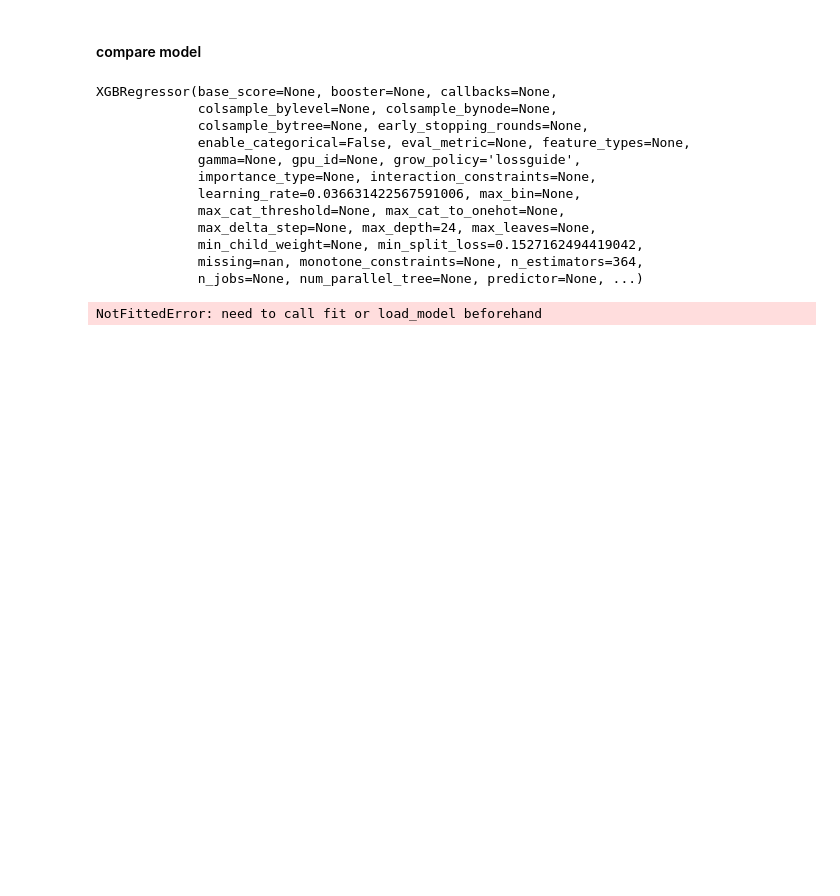
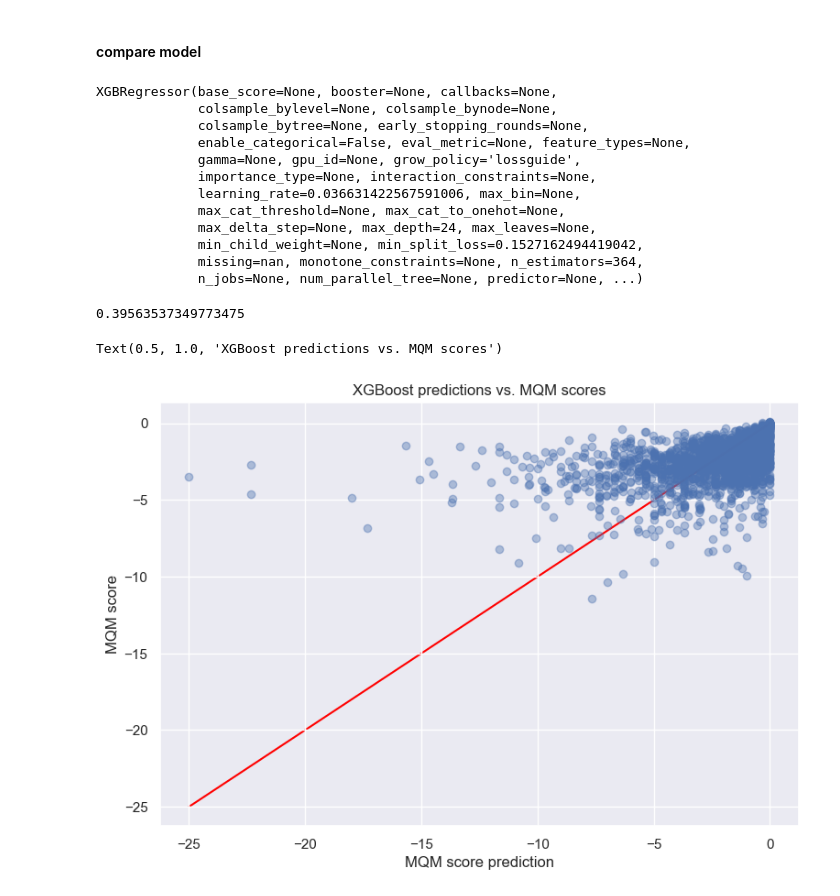
Before and after one commit to fernandokm/nlg_metrics_similarity, a Jupyter notebook: metrics_evaluation.ipynb, the cells around one changed output. Drawn from its saved outputs; the diff is of its cells as text; code cells hidden in the pictures; blank space fills up the shorter version.

Commit message:
label and fig xgboost

```diff
--- a/metrics_evaluation.ipynb
+++ b/metrics_evaluation.ipynb
@@ -773,13 +782,21 @@ XGBRegressor(base_score=None, booster=None, callbacks=None,
 # %%
 y_pred = reg_xgboost.predict(X_test)
 
 print(scipy.stats.kendalltau(y_test, y_pred)[0])
 
+plt.figure(figsize=(9, 6))
+plt.xlabel('MQM score prediction')
+plt.ylabel('MQM score')
+
 
 plt.scatter(y_test, y_pred, alpha=0.4)
 plt.plot([-25,0], [-25,0], color='red', zorder=0)
+savefig("xgboost_correlation", as_pdf=False)
+plt.title("XGBoost predictions vs. MQM scores")
 # %% [output]
-NotFittedError: need to call fit or load_model beforehand
+0.39563537349773475
+Text(0.5, 1.0, 'XGBoost predictions vs. MQM scores')
+[figure, added]
 # %%
 print(f'pearson : {scipy.stats.pearsonr(y_test, y_pred)[0]}')
 print(f'spearman : {scipy.stats.spearmanr(y_test, y_pred)[0]}')
```
Also changed, not shown: parts of 8 cells of this notebook.
